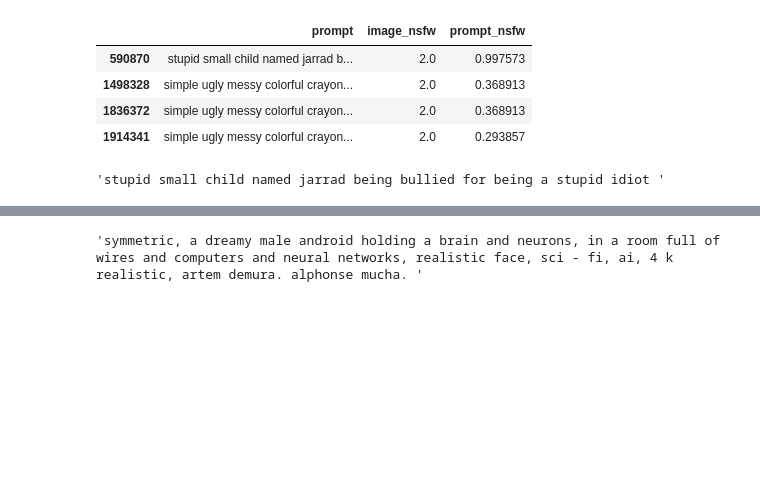
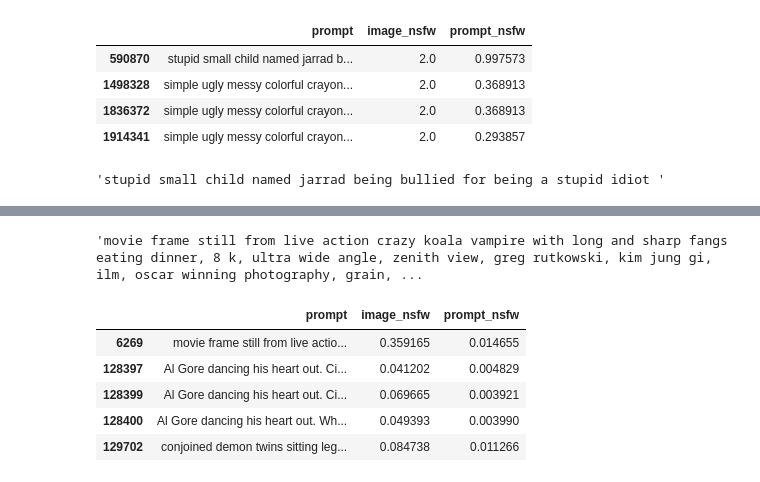
Before and after one commit to budgethp/ML, a Jupyter notebook: Semester 2/IDK something about flagging.ipynb, the cells around one changed output, grey strips where cells are left out. Saved outputs shown, nothing was run; the diff lists cells and outputs as text; code cells hidden in the pictures; blank space fills up the shorter version.

```diff
--- a/Semester 2/IDK something about flagging.ipynb
+++ b/Semester 2/IDK something about flagging.ipynb
@@ -191,4 +191,13 @@ filtered_df['image_nsfw'].mean()
 # %%
-filtered_df.loc[1999941][0]
+filtered_df.loc[542218][0]
 # %% [output]
-'symmetric, a dreamy male android holding a brain and neurons, in a room full of wires and computers and neural networks, realistic face, sci - fi, ai, 4 k realistic, artem demura. alphonse mucha. '
+'movie frame still from live action crazy koala vampire with long and sharp fangs eating dinner, 8 k, ultra wide angle, zenith view, greg rutkowski, kim jung gi, ilm, oscar winning photography, grain, ...
+# %%
+filtered_df.head()
+# %% [output]
+|  | prompt | image_nsfw | prompt_nsfw |
+| 6269 | movie frame still from live actio... | 0.359165 | 0.014655 |
+| 128397 | Al Gore dancing his heart out. Ci... | 0.041202 | 0.004829 |
+| 128399 | Al Gore dancing his heart out. Ci... | 0.069665 | 0.003921 |
+| 128400 | Al Gore dancing his heart out. Wh... | 0.049393 | 0.003990 |
+| 129702 | conjoined demon twins sitting leg... | 0.084738 | 0.011266 |
```
Also changed, not shown: parts of 6 cells of this notebook, 1 other file.
